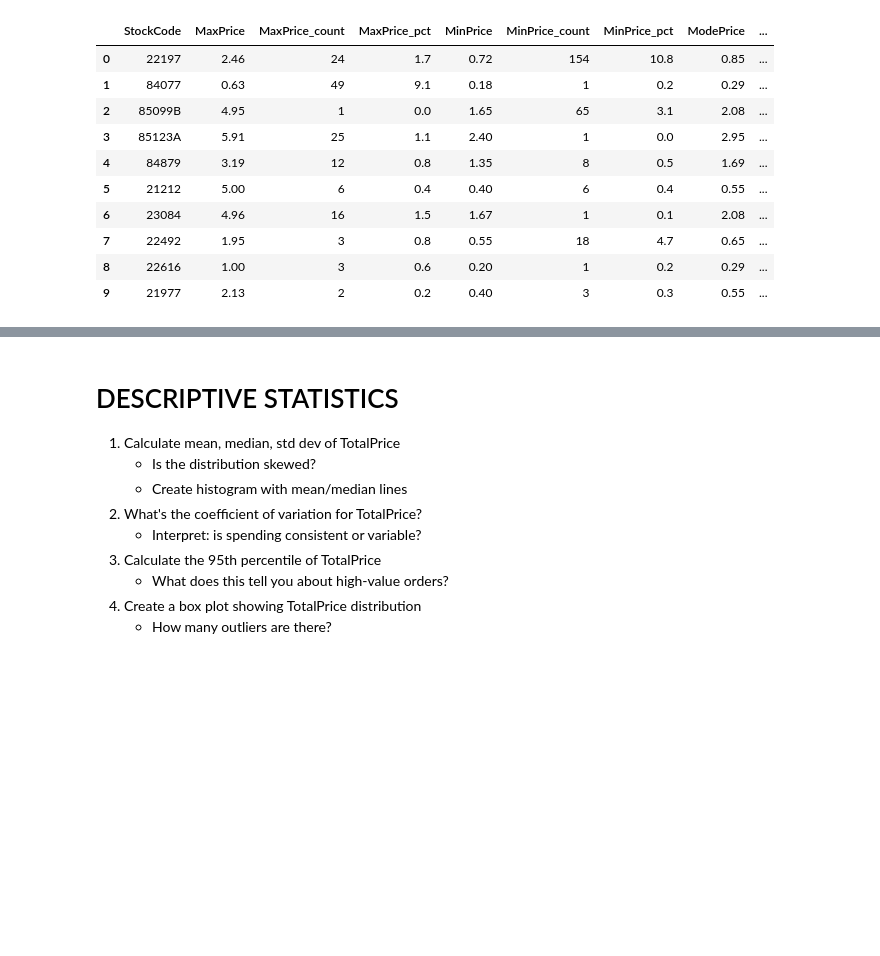
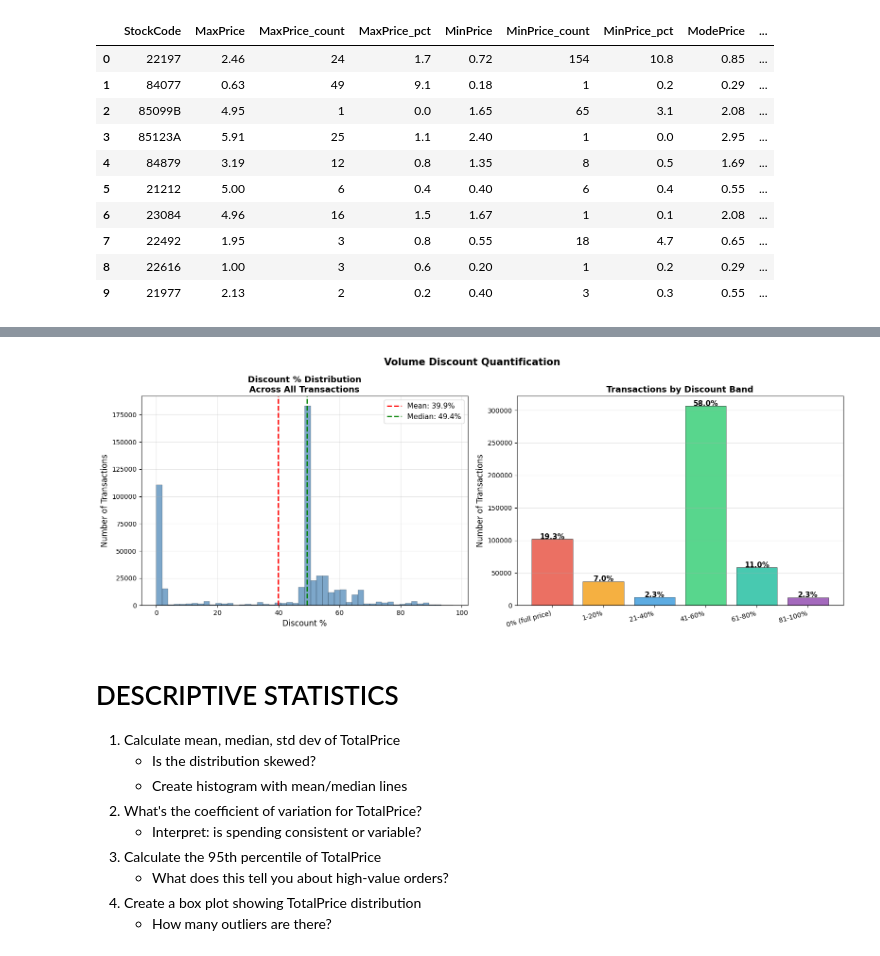
Before and after one commit to filipburger/retail_analysis, a Jupyter notebook: retail_analysis.ipynb, the cells around one changed output, grey strips where cells are left out. Saved outputs shown, nothing was run; the diff lists cells and outputs as text; code cells hidden in the pictures; blank space fills up the shorter version.

Commit message:
Discount distribution: calculation and chart

```diff
--- a/retail_analysis.ipynb
+++ b/retail_analysis.ipynb
@@ -1051,3 +1123,61 @@ pd.DataFrame(price_comparison)
+# %%
+fig, axes = plt.subplots(1, 2, figsize=(16, 6))
+
+# ---- LEFT: Histogram of discount % distribution ----
+ax = axes[0]
+
+ax.hist(df_discount['DiscountPct'],
+        bins=50,
+        color='steelblue',
+        alpha=0.7,
+        edgecolor='black',
+        linewidth=0.3)
+
+mean_disc = df_discount['DiscountPct'].mean()
+median_disc = df_discount['DiscountPct'].median()
+
+ax.axvline(mean_disc, color='red', linestyle='--',
+           linewidth=2, label=f'Mean: {mean_disc:.1f}%')
+ax.axvline(median_disc, color='green', linestyle='--',
+           linewidth=2, label=f'Median: {median_disc:.1f}%')
+
+ax.set_xlabel('Discount %', fontsize=12)
+ax.set_ylabel('Number of Transactions', fontsize=12)
+ax.set_title('Discount % Distribution\nAcross All Transactions',
+             fontsize=13, fontweight='bold')
+ax.legend(fontsize=11)
+ax.grid(True, alpha=0.3)
+
+# ---- RIGHT: Discount band breakdown ----
+ax = axes[1]
+
+colors = ['#e74c3c', '#f39c12', '#3498db', '#2ecc71', '#1abc9c', '#8e44ad']
+bars = ax.bar(range(len(band_counts)),
+               band_counts.values,
+               color=colors,
+               alpha=0.8,
+               edgecolor='black',
+               linewidth=0.5)
+
+for bar, pct in zip(bars, band_pct.values):
+    ax.text(bar.get_x() + bar.get_width() / 2,
+            bar.get_height() + 500,
+            f'{pct}%',
+            ha='center', fontsize=11, fontweight='bold')
+
+ax.set_xticks(range(len(band_counts)))
+ax.set_xticklabels(labels, rotation=15, ha='right', fontsize=10)
+ax.set_ylabel('Number of Transactions', fontsize=12)
+ax.set_title('Transactions by Discount Band',
+             fontsize=13, fontweight='bold')
+ax.grid(True, alpha=0.3, axis='y')
+
+plt.suptitle('Volume Discount Quantification',
+             fontsize=15, fontweight='bold')
+plt.tight_layout()
+plt.show()
+# %% [output]
+[figure, added]
 # %% [markdown]
 # DESCRIPTIVE STATISTICS
 
```
Also changed, not shown: parts of 1 cell of this notebook.
